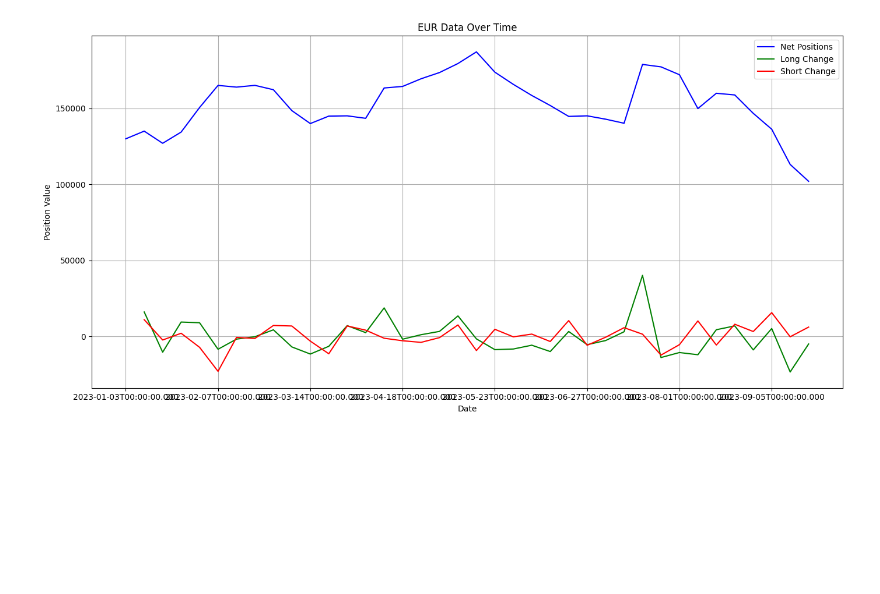
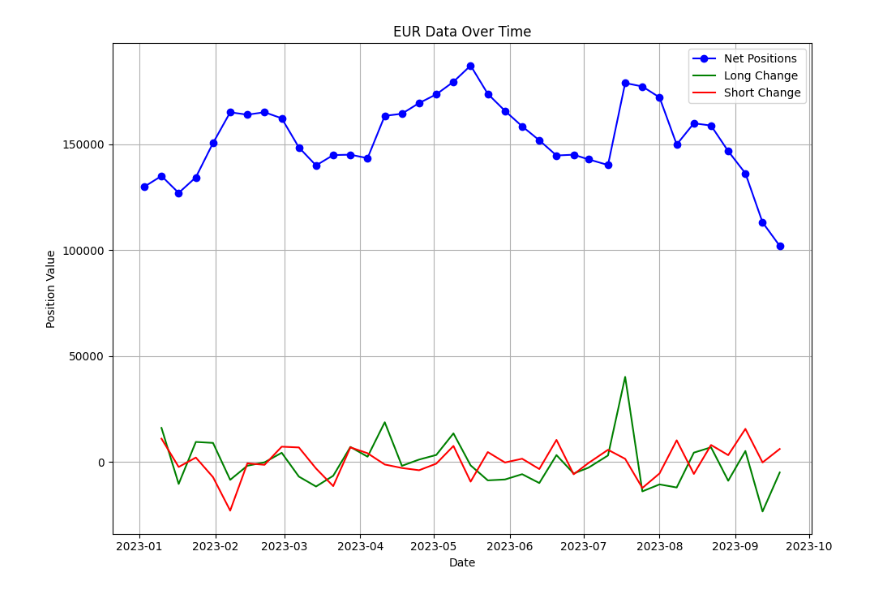
Before and after one commit to H-zx3/Projektas_FX, a Jupyter notebook: cotEUR.ipynb, the cells around one changed output. Drawn from its saved outputs; the diff is of its cells as text; code cells hidden in the pictures; blank space fills up the shorter version.

```diff
--- a/cotEUR.ipynb
+++ b/cotEUR.ipynb
@@ -160,26 +131,32 @@ See the caveats in the documentation: https://pandas.pydata.org/pandas-docs/stab
+# %%
+#convertuoju i datetime formata
+non_commercial_eur_data['report_date_as_yyyy_mm_dd'] = pd.to_datetime(non_commercial_eur_data['report_date_as_yyyy_mm_dd'])
+
+# palieku tik data be laiko
+non_commercial_eur_data['report_date_as_yyyy_mm_dd'] = non_commercial_eur_data['report_date_as_yyyy_mm_dd'].dt.date
+
+#print(non_commercial_eur_data['report_date_as_yyyy_mm_dd'])
 # %%
 import matplotlib.pyplot as plt
 
+plt.figure(figsize=(10, 7))
 
-plt.figure(figsize=(14, 7))
+# 'net_positions' su marker
+non_commercial_eur_data.plot(x='report_date_as_yyyy_mm_dd', y='net_positions', kind='line', label='Net Positions', color='blue', marker='o', ax=plt.gca())
 
-# 'net_positions' column
-non_commercial_eur_data.plot(x='report_date_as_yyyy_mm_dd', y='net_positions', kind='line', label='Net Positions', color='blue', ax=plt.gca())
-
-# long_change' column
+# 'long_change' column
 non_commercial_eur_data.plot(x='report_date_as_yyyy_mm_dd', y='long_change', kind='line', label='Long Change', color='green', ax=plt.gca())
 
 # 'short_change' column
 non_commercial_eur_data.plot(x='report_date_as_yyyy_mm_dd', y='short_change', kind='line', label='Short Change', color='red', ax=plt.gca())
 
 plt.title("EUR Data Over Time")
 plt.ylabel("Position Value")
 plt.xlabel("Date")
 plt.grid(True)
 plt.legend(loc="best")
 
-
 plt.tight_layout()
 plt.show()
 # %% [output]
-[figure, old version]
+[figure, new version]
```
Also changed, not shown: parts of 10 cells of this notebook.
